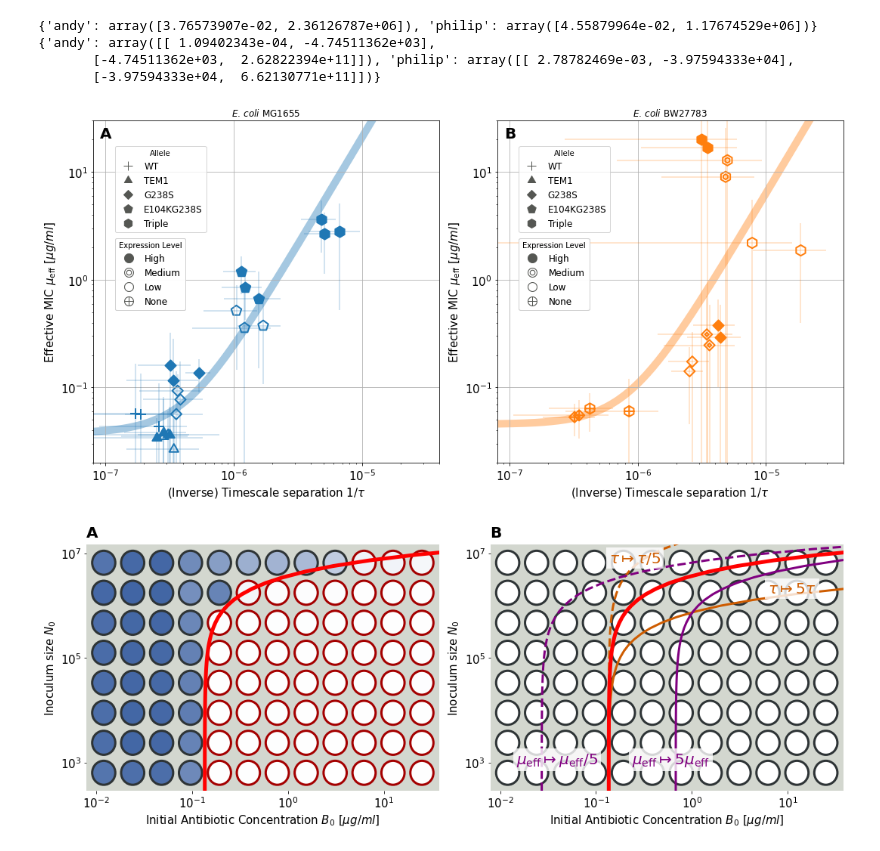
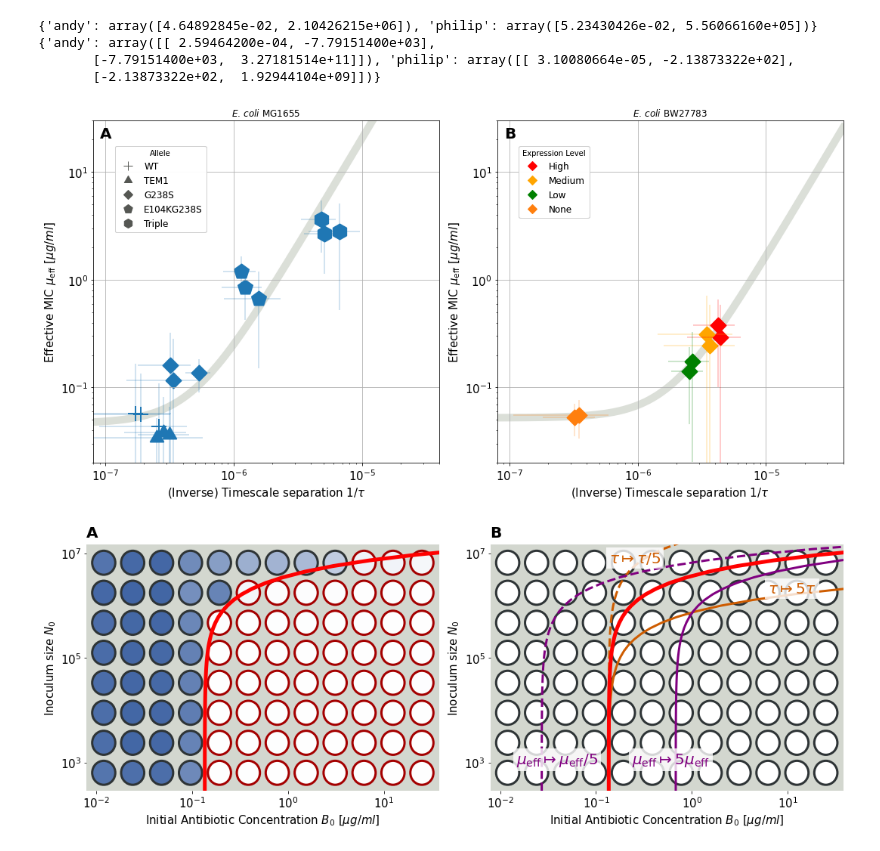
Before and after one commit to Michael000777/antibiotics, a Jupyter notebook: plots/plots for manuscript.ipynb, the cells around one changed output. Drawn from its saved outputs; the diff is of its cells as text; code cells hidden in the pictures.

Commit message:
updated plots

```diff
--- a/plots/plots for manuscript.ipynb
+++ b/plots/plots for manuscript.ipynb
@@ -187,8 +227,8 @@ def PlotTauMIC(filename = 'tau_smic.pdf', exclude_experiment_keys = [], separate
         axplot['philip'].tick_params(labelsize = axes_fontsize)
 
     xx = np.exp(np.linspace(np.log(axplot['andy'].get_xlim()[0]), np.log(axplot['andy'].get_xlim()[1]), num = 200))
-    axplot['andy'].plot(xx,np.exp(logmueff(1/xx,fitvalues['andy'][0],   fitvalues['andy'][1])),   c = colors1['andy'],   lw = 10, alpha = .4, zorder = -2)
-    axplot['philip'].plot(xx,np.exp(logmueff(1/xx,fitvalues['philip'][0], fitvalues['philip'][1])), c = colors1['philip'], lw = 10, alpha = .4, zorder = -2)
+    axplot['andy'].plot(xx,np.exp(logmueff(1/xx,fitvalues['andy'][0],   fitvalues['andy'][1])),   c = '#d3d7cf',   lw = 10, alpha = .8, zorder = -2)
+    axplot['philip'].plot(xx,np.exp(logmueff(1/xx,fitvalues['philip'][0], fitvalues['philip'][1])), c = '#d3d7cf', lw = 10, alpha = .8, zorder = -2)
 
     legendcolor = '#555753'
     if not separate_strains:
@@ -220,57 +260,62 @@ def PlotTauMIC(filename = 'tau_smic.pdf', exclude_experiment_keys = [], separate
         allele_legend1 = axplot['andy'].legend(allele_legend_markers1, allele_legend_labels1, title = 'Allele',bbox_to_anchor = legendpos_allele, loc = 'upper left', fontsize = legend_fontsize)
         axplot['andy'].add_artist(allele_legend1)
 
-        allele_legend_markers2 = [matplotlib.lines.Line2D([0],[0], marker = polygon(corners = marker), color = legendcolor, markersize = 12, linestyle='None') for label,marker in alleles.items()]
-        allele_legend_labels2  = [label for label,marker in alleles.items()]
-        allele_legend2 = axplot['philip'].legend(allele_legend_markers2, allele_legend_labels2, title = 'Allele',bbox_to_anchor = legendpos_allele, loc = 'upper left', fontsize = legend_fontsize)
-        axplot['philip'].add_artist(allele_legend2)
+        #allele_legend_markers2 = [matplotlib.lines.Line2D([0],[0], marker = polygon(corners = marker), color = legendcolor, markersize = 12, linestyle='None') for label,marker in alleles.items()]
+        #allele_legend_labels2  = [label for label,marker in alleles.items()]
+        #allele_legend2 = axplot['philip'].legend(allele_legend_markers2, allele_legend_labels2, title = 'Allele',bbox_to_anchor = legendpos_allele, loc = 'upper left', fontsize = legend_fontsize)
+        #axplot['philip'].add_artist(allele_legend2)
 
-        exprlvl_legend_markers1 = [  matplotlib.lines.Line2D([0],[0], marker = polygon(20, False),       markerfacecolor = legendcolor, markeredgecolor = legendcolor, linestyle = 'None', markersize = 12),
-                                     matplotlib.lines.Line2D([0],[0], marker = polygon(20, True),        markerfacecolor = 'None',      markeredgecolor = legendcolor, linestyle = 'None', markersize = 12),
-                                     matplotlib.lines.Line2D([0],[0], marker = polygon(20, False),       markerfacecolor = 'None',      markeredgecolor = legendcolor, linestyle = 'None', markersize = 12),
-                                     matplotlib.lines.Line2D([0],[0], marker = polygon(20, False, True), markerfacecolor = 'None',      markeredgecolor = legendcolor, linestyle = 'None', markersize = 12)]
-        exprlvl_legend_labels1  = ['High', 'Medium', 'Low', 'None']
-        exprlvl_legend1 = axplot['andy'].legend(exprlvl_legend_markers1, exprlvl_legend_labels1, title = 'Expression Level', bbox_to_anchor = legendpos_exprlvl, loc = 'upper left', fontsize = legend_fontsize)
-        axplot['andy'].add_artist(exprlvl_legend1)
+        #exprlvl_legend_markers1 = [  matplotlib.lines.Line2D([0],[0], marker = polygon(20, False),       markerfacecolor = plot_color_shape.loc[('philip','G238S','High')]['color'], markeredgecolor = plot_color_shape.loc[('philip','G238S','High')]['color'], linestyle = 'None', markersize = 12),
+        #                             matplotlib.lines.Line2D([0],[0], marker = polygon(20, True),        markerfacecolor = 'None',      markeredgecolor = plot_color_shape.loc[('philip','G238S','Med')]['color'], linestyle = 'None', markersize = 12),
+        #                             matplotlib.lines.Line2D([0],[0], marker = polygon(20, False),       markerfacecolor = 'None',      markeredgecolor = plot_color_shape.loc[('philip','G238S','Low')]['color'], linestyle = 'None', markersize = 12),
+        #                             matplotlib.lines.Line2D([0],[0], marker = polygon(20, False, True), markerfacecolor = 'None',      markeredgecolor = plot_color_shape.loc[('philip','G238S','None')]['color'], linestyle = 'None', markersize = 12)]
+        #exprlvl_legend_labels1  = ['High', 'Medium', 'Low', 'None']
+        #exprlvl_legend1 = axplot['andy'].legend(exprlvl_legend_markers1, exprlvl_legend_labels1, title = 'Expression Level', bbox_to_anchor = legendpos_exprlvl, loc = 'upper left', fontsize = legend_fontsize)
+        #axplot['andy'].add_artist(exprlvl_legend1)
 
-        exprlvl_legend_markers2 = [  matplotlib.lines.Line2D([0],[0], marker = polygon(20, False),       markerfacecolor = legendcolor, markeredgecolor = legendcolor, linestyle = 'None', markersize = 12),
-                                     matplotlib.lines.Line2D([0],[0], marker = polygon(20, True),        markerfacecolor = 'None',      markeredgecolor = legendcolor, linestyle = 'None', markersize = 12),
-                                     matplotlib.lines.Line2D([0],[0], marker = polygon(20, False),       markerfacecolor = 'None',      markeredgecolor = legendcolor, linestyle = 'None', markersize = 12),
-                                     matplotlib.lines.Line2D([0],[0], marker = polygon(20, False, True), markerfacecolor = 'None',      markeredgecolor = legendcolor, linestyle = 'None', markersize = 12)]
+        exprlvl_legend_markers2 = [  matplotlib.lines.Line2D([0],[0], marker = polygon(4, False), markerfacecolor = plot_color_shape.loc[('philip','G238S','High')]['color'], markeredgecolor = plot_color_shape.loc[('philip','G238S','High')]['color'], linestyle = 'None', markersize = 12),
+                                     matplotlib.lines.Line2D([0],[0], marker = polygon(4, False), markerfacecolor = plot_color_shape.loc[('philip','G238S','Med')]['color'],      markeredgecolor = plot_color_shape.loc[('philip','G238S','Med')]['color'], linestyle = 'None', markersize = 12),
+                                     matplotlib.lines.Line2D([0],[0], marker = polygon(4, False), markerfacecolor = plot_color_shape.loc[('philip','G238S','Low')]['color'],      markeredgecolor = plot_color_shape.loc[('philip','G238S','Low')]['color'], linestyle = 'None', markersize = 12),
+                                     matplotlib.lines.Line2D([0],[0], marker = polygon(4, False), markerfacecolor = plot_color_shape.loc[('philip','G238S','None')]['color'],      markeredgecolor = plot_color_shape.loc[('philip','G238S','None')]['color'], linestyle = 'None', markersize = 12)]
         exprlvl_legend_labels2  = ['High', 'Medium', 'Low', 'None']
-        exprlvl_legend2 = axplot['philip'].legend(exprlvl_legend_markers2, exprlvl_legend_labels2, title = 'Expression Level', bbox_to_anchor = legendpos_exprlvl, loc = 'upper left', fontsize = legend_fontsize)
+        exprlvl_legend2 = axplot['philip'].legend(exprlvl_legend_markers2, exprlvl_legend_labels2, title = 'Expression Level', bbox_to_anchor = legendpos_allele, loc = 'upper left', fontsize = legend_fontsize)
         axplot['philip'].add_artist(exprlvl_legend2)
 
         axplot['andy'].set_title(andy_label)
         axplot['philip'].set_title(philip_label)
 
         axplot['andy'  ].annotate('A',[.02,.95],weight='bold',fontsize = panelID_fontsize, xycoords = 'axes fraction')
         axplot['philip'].annotate('B',[.02,.95],weight='bold',fontsize = panelID_fontsize, xycoords = 'axes fraction')
 
 
         axplot['andy'].grid()
         axplot['philip'].grid()
 
     fig.tight_layout()
     fig.savefig(filename)
 
 
 exclude = {'None':[],'Triple':['Triple_High_1', 'Triple_High_2', 'Triple_Med_1', 'Triple_Med_2','Triple_Low_1','Triple_Low_2','Triple_None_1','Triple_None_2'], 'TripleHigh':['Triple_High_1', 'Triple_High_2', 'Triple_Med_1', 'Triple_Med_2']}
 separate_strains = {'sep':True, 'both':False}
 errorbars = {'Errorbars':True, 'NoErrorbars':False}
 
 #for ename,e in exclude.items():
 #    for sname, s in separate_strains.items():
 #        for ebname, eb in errorbars.items():
 #            PlotTauMIC(filename = 'tau_smic_{}_{}_{}.pdf'.format(ename,sname,ebname), exclude_experiment_keys = e, separate_strains = s, show_errors = eb)
 
-PlotTauMIC(filename = 'fig4_tauscmic.pdf', exclude_experiment_keys=[], separate_strains=True, show_errors=True)
+
+exclude_andy   = [title for title in results['Title'] if '-IPTG' in title]
+exclude_philip = [title for title in results['Title'] if (title[-1] in ['1','2','3']) and (not 'G238S' in title)]
+
+
+PlotTauMIC(filename = 'fig4_tauscmic.png', exclude_experiment_keys=exclude_andy + exclude_philip, separate_strains=True, show_errors=True)
 # %% [output]
-{'andy': array([3.76573907e-02, 2.36126787e+06]), 'philip': array([4.55879964e-02, 1.17674529e+06])}
-{'andy': array([[ 1.09402343e-04, -4.74511362e+03],
-       [-4.74511362e+03,  2.62822394e+11]]), 'philip': array([[ 2.78782469e-03, -3.97594333e+04],
-       [-3.97594333e+04,  6.62130771e+11]])}
+{'andy': array([4.64892845e-02, 2.10426215e+06]), 'philip': array([5.23430426e-02, 5.56066160e+05])}
+{'andy': array([[ 2.59464200e-04, -7.79151400e+03],
+       [-7.79151400e+03,  3.27181514e+11]]), 'philip': array([[ 3.10080664e-05, -2.13873322e+02],
+       [-2.13873322e+02,  1.92944104e+09]])}
-[figure, old version]
+[figure, new version]
 # %%
 def grid2design(gridcoordinates, plate_size, griddesign = (12.,8.)):
     if isinstance(gridcoordinates[0],(list,tuple,np.ndarray)):
```
Also changed, not shown: parts of 5 cells of this notebook.
